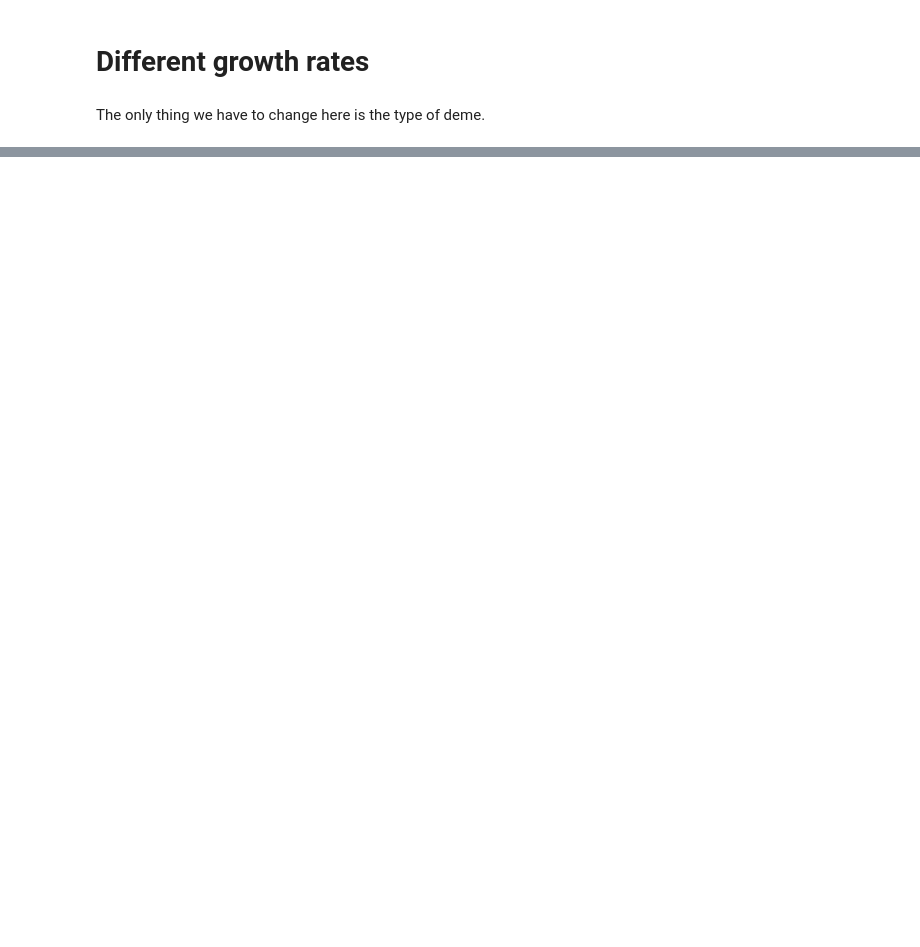
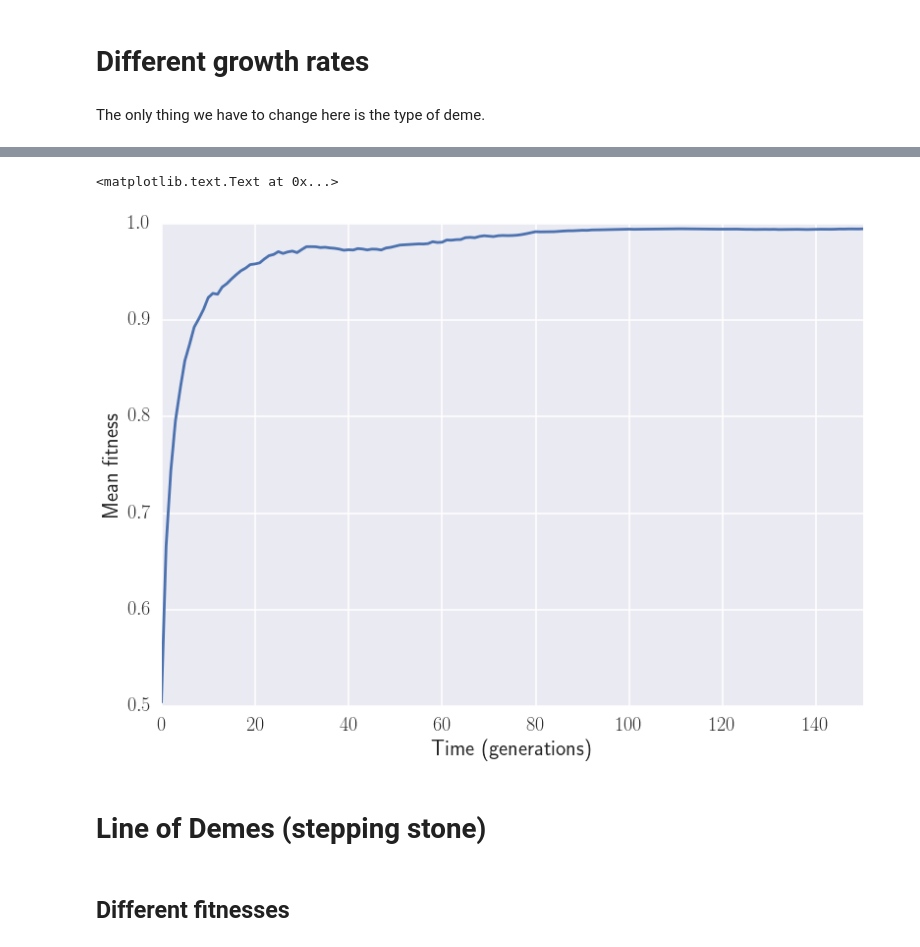
Before and after one commit to pvillamartin/stepping_stone_expansions, a Jupyter notebook: docs/examples_of_use.ipynb, the cells around one changed output, grey strips where cells are left out. Drawn from its saved outputs; the diff is of its cells as text; code cells hidden in the pictures; blank space fills up the shorter version.

```diff
--- a/docs/examples_of_use.ipynb
+++ b/docs/examples_of_use.ipynb
@@ -67,0 +68,15 @@ plt.ylabel('Fraction')
+# %%
+fit_hist = np.array(sim.fitness_history)
+# %%
+plt.plot(time, fit_hist.mean(axis=1))
+plt.ylabel('Mean fitness')
+plt.xlim(0, 150)
+plt.ylim(.5, 1)
+plt.xlabel('Time (generations)')
+# %% [output]
+<matplotlib.text.Text at 0x...>
+[figure, added]
+# %% [markdown]
+# Line of Demes (stepping stone)
+# %% [markdown]
+## Different fitnesses
```
Also changed, not shown: parts of 11 cells of this notebook.
